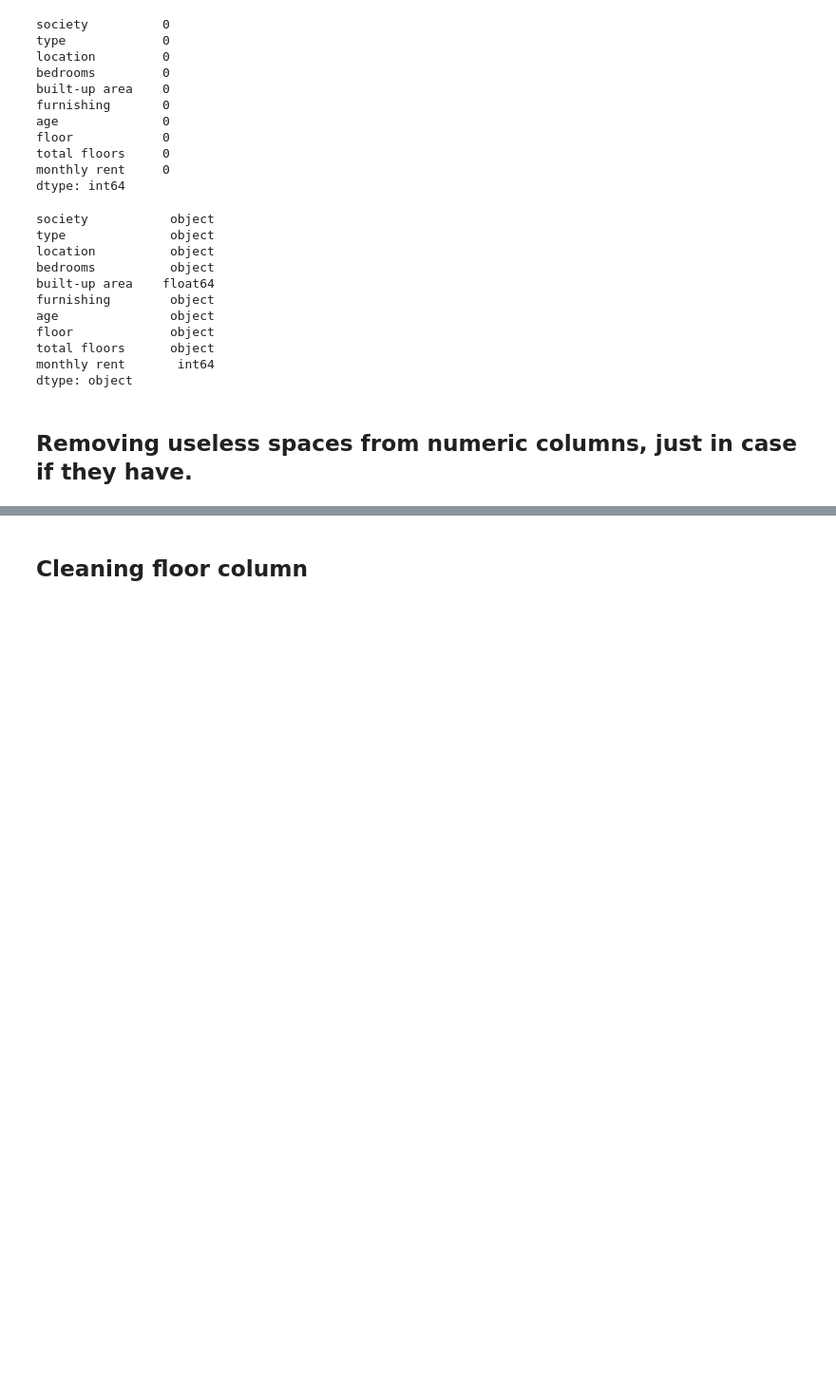
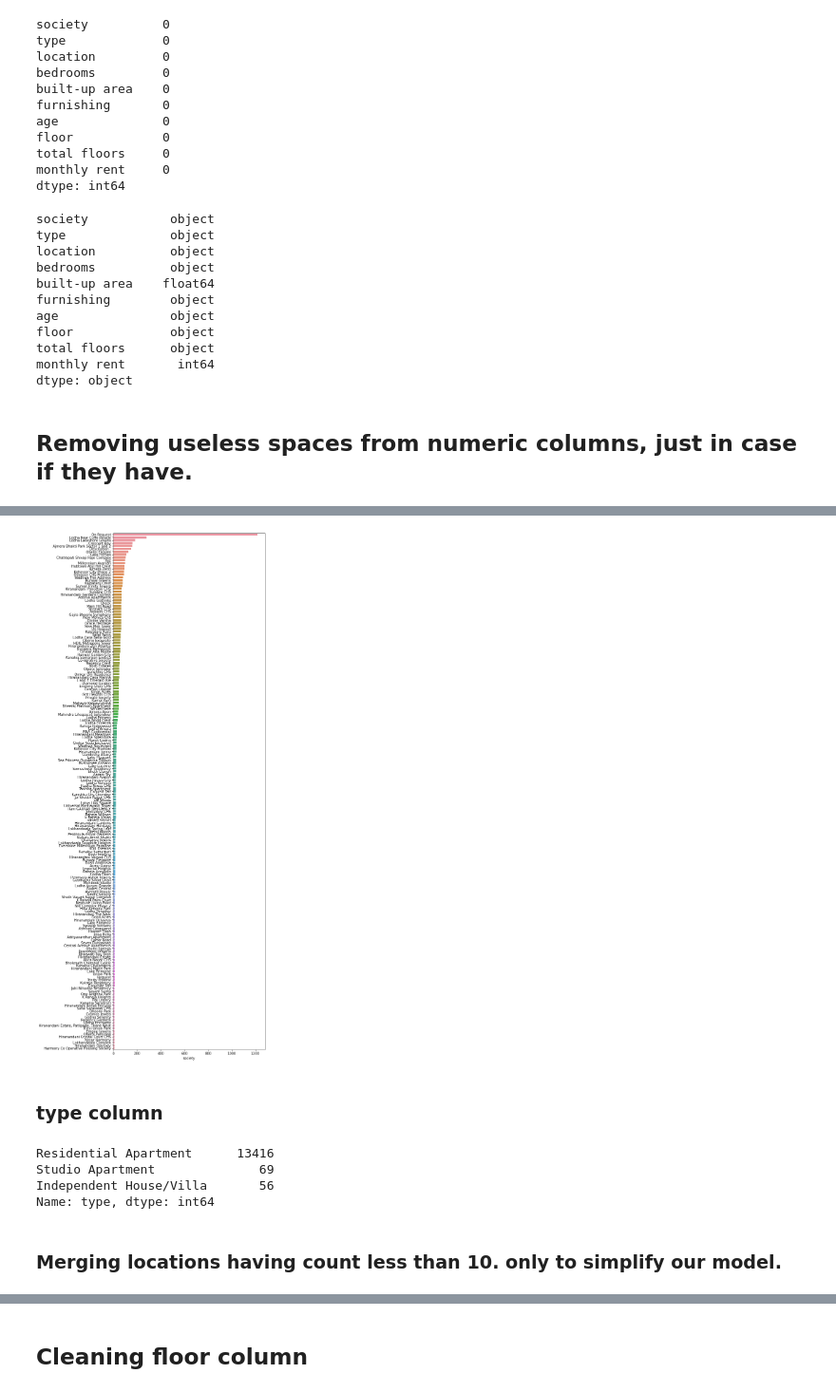
Before and after one commit to G0rav/House_Rent_Predictor, a Jupyter notebook: Mumbai_House_Rent_Prediction.ipynb, the cells around one changed output, grey strips where cells are left out. Shown at 95% size. Drawn from its saved outputs; the diff is of its cells as text; code cells hidden in the pictures; blank space fills up the shorter version.

```diff
--- a/Mumbai_House_Rent_Prediction.ipynb
+++ b/Mumbai_House_Rent_Prediction.ipynb
@@ -215,4 +113,0 @@ Int64Index([ 1360,  1606,  1646,  1788,  1901,  2122,  2124,  2175,  2340,
-# %%
-for i in type_index_list:
-    data3['floor'][i] = 0
-    data3['total floors'][i] = 0
@@ -383,0 +114,3 @@ Name: age, dtype: int64
+# %%
+for i in df.columns.drop(['built-up area','monthly rent']):
+    df[i] = df[i].apply(lambda x: x.strip())
@@ -383,0 +130,3 @@ Name: age, dtype: int64
+# %%
+society_count = pd.DataFrame(df['society'].value_counts())
+society_count
@@ -383,0 +151,3 @@ Name: age, dtype: int64
+# %%
+society_count_less_than_10_index_list = society_count[society_count['society']<10].index
+df['society'] = df['society'].apply(lambda x: 'other society' if x in society_count_less_than_10_index_list else x)
@@ -383,0 +169,19 @@ Name: age, dtype: int64
+# %%
+sc = pd.DataFrame(df['society'].value_counts().iloc[1:,])
+
+plt.figure(figsize=(8,28))
+sns.barplot(x = 'society', y = sc.index, data=sc)
+plt.show()
+# %% [output]
+[figure, added]
+# %% [markdown]
+### type column
+# %%
+df['type'].value_counts()
+# %% [output]
+Residential Apartment      13416
+Studio Apartment              69
+Independent House/Villa       56
+Name: type, dtype: int64
+# %% [markdown]
+### Merging locations having count less than 10. only to simplify our model.
```
Also changed, not shown: parts of 129 cells of this notebook.
